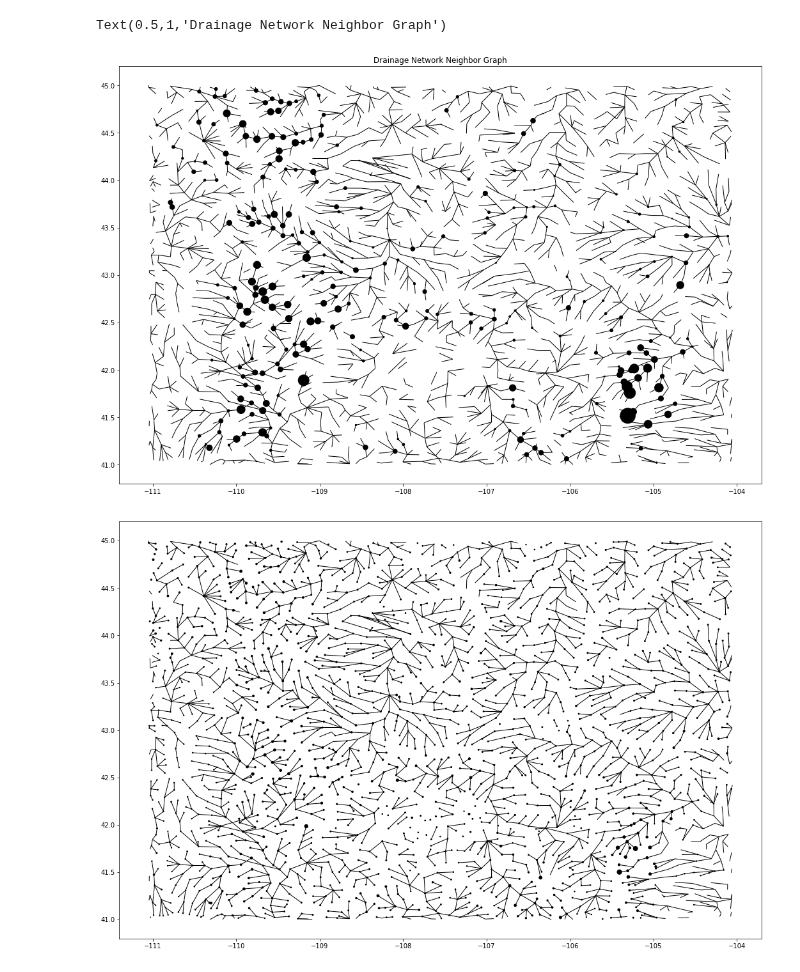
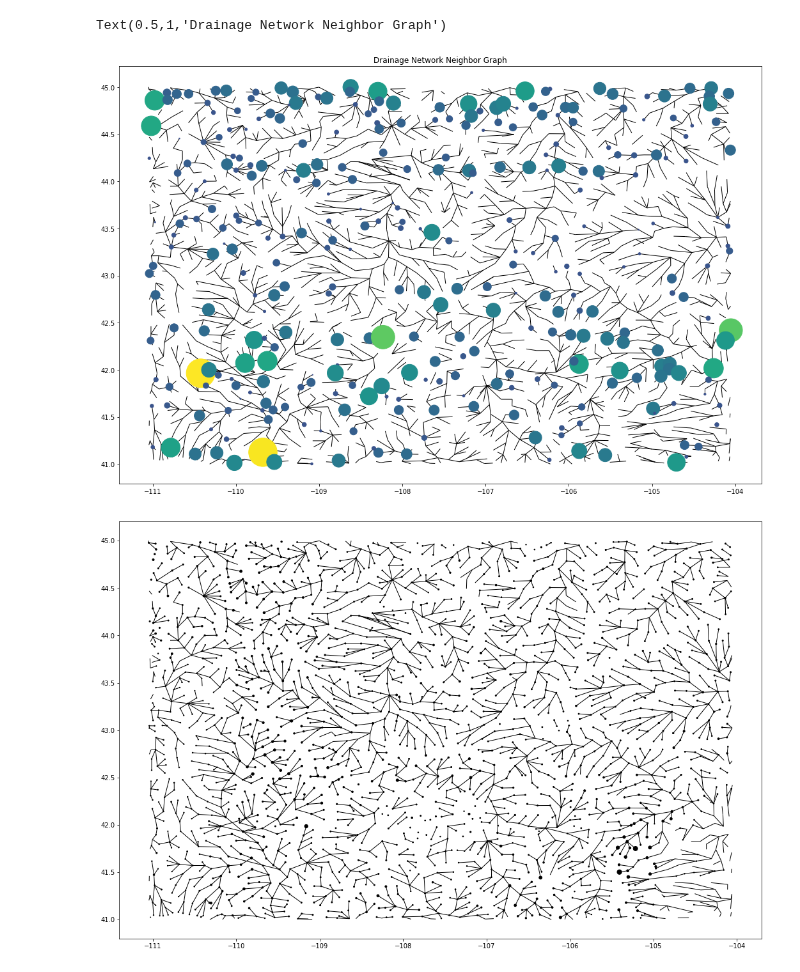
Before and after one commit to jessepisel/criticalandstrategic, a Jupyter notebook: stream connectivity.ipynb, the cells around one changed output. Cells and saved outputs as stored; diff of their text form; code cells hidden in the pictures.

```diff
--- a/stream connectivity.ipynb
+++ b/stream connectivity.ipynb
@@ -94,15 +94,26 @@ for i in range(len(keys)):
 G.add_edges_from(edges)
 # %%
 ti = pd.read_csv(r'J:/Geology/WSGS/Projects/Critical Minerals/hotspot analysis/sed hotspot joined with hucs/ti_ppm.csv')
+# %%
+path = r'J:\\Geology\\WSGS\\Projects\\Critical Minerals\\hotspot analysis\\sed hotspot joined with hucs\\REE\\'
+allFiles=glob.glob(path+"*.csv")
+frame=pd.DataFrame
+listed=[]
+for file in allFiles:
+    df = pd.read_csv(file, index_col=[0])
+    listed.append(df)
+frame = pd.concat(listed, sort=False)
+# %%
+frame = frame.groupby('HUC_12', as_index=False).sum()
 # %%
 plt.figure(figsize=(18,12))
 pos = nx.spring_layout(G,pos=posi)
-nx.draw_networkx(G,pos=posi, with_labels=False, node_size=ti.z_score.values, node_color='k')
+nx.draw_networkx(G,pos=posi, with_labels=False, node_size=frame.z_score.values, node_color=frame.z_score.values)
 plt.title('Drainage Network Neighbor Graph')
 #plt.savefig(r'J:\\Geology\\WSGS\\Projects\\Critical Minerals\\Report\\drainagenetwork.png', dpi=600)
 # %% [output]
 Text(0.5,1,'Drainage Network Neighbor Graph')
-[figure, old version]
+[figure, new version]
 # %%
 plt.figure(figsize=(18,12))
 nx.draw_networkx(G,pos=posi, with_labels=False, node_size=ti.ti_ppm.values/1000, node_color='k')
```
Also changed, not shown: parts of 1 cell of this notebook, 1 other file.
